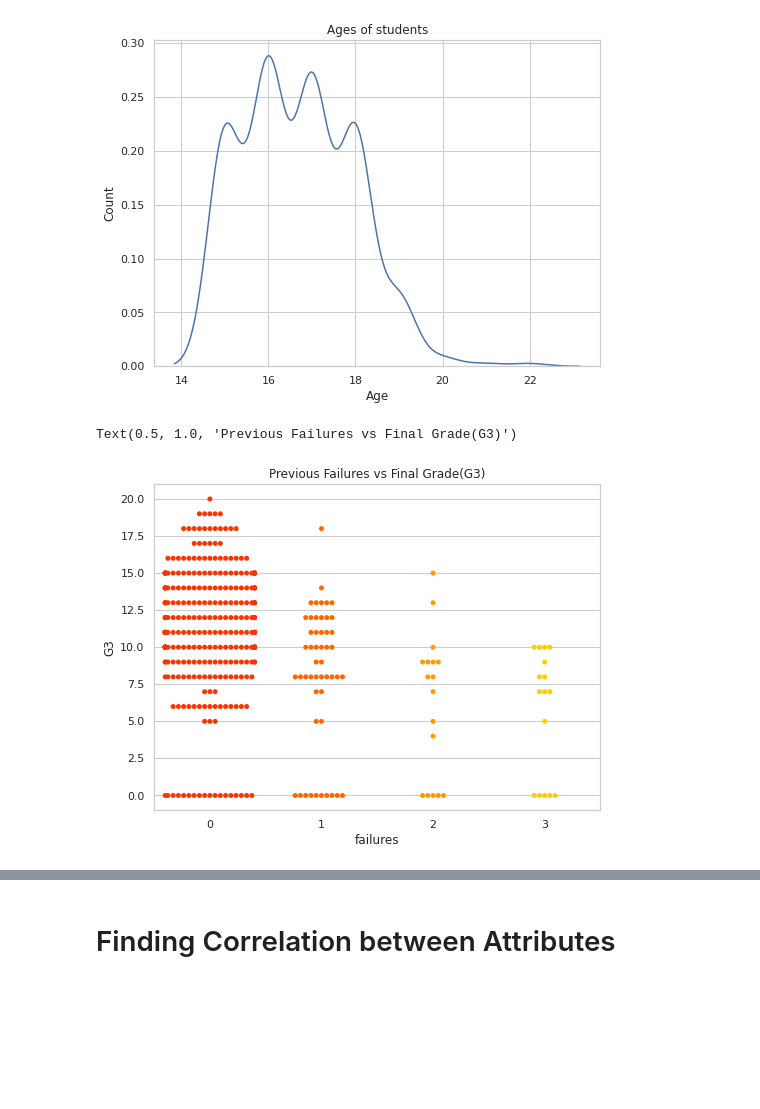
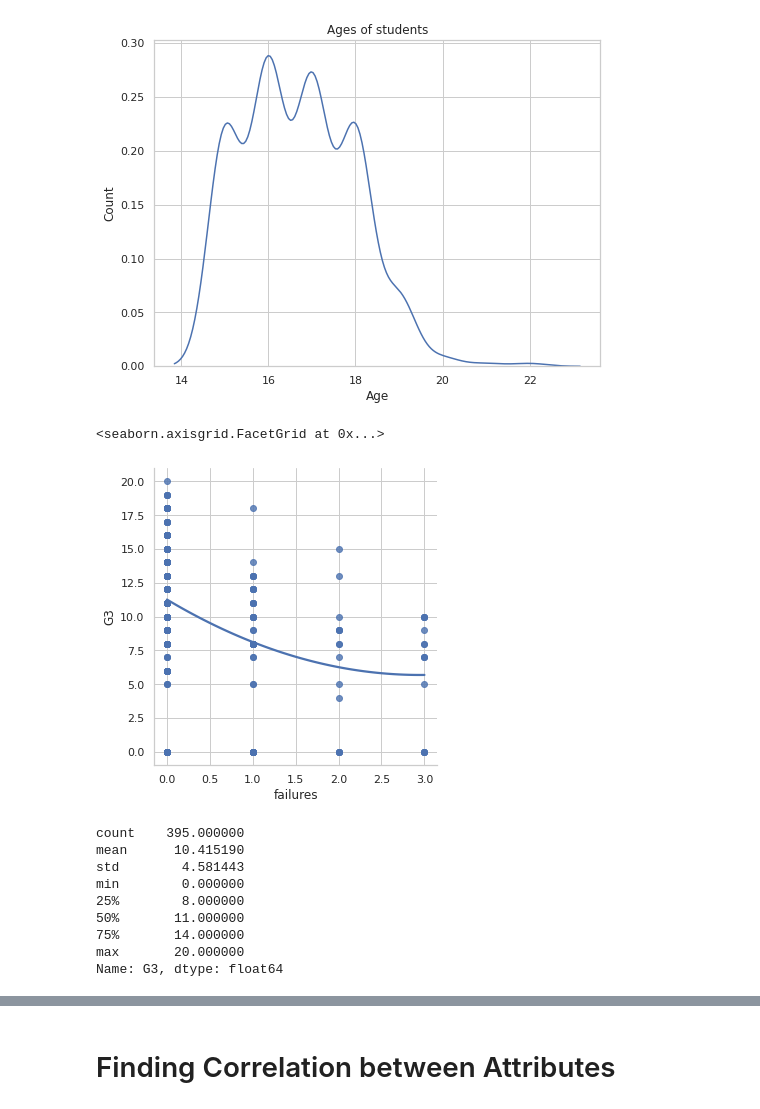
Before and after one commit to incogniana/Mathematics-Project-1, a Jupyter notebook: Student_Grade_Prediction.ipynb, the cells around one changed output, grey strips where cells are left out. Cells and saved outputs as stored; diff of their text form; code cells hidden in the pictures; blank space fills up the shorter version.

```diff
--- a/Student_Grade_Prediction.ipynb
+++ b/Student_Grade_Prediction.ipynb
@@ -128,9 +128,20 @@ b.set_ylabel('Count')
 plt.show()
 # %% [output]
 [figure]
-# %%
-b = sns.swarmplot(x=mat_data['failures'],y=mat_data['G3'],palette='autumn')
-b.axes.set_title('Previous Failures vs Final Grade(G3)')
-# %% [output]
-Text(0.5, 1.0, 'Previous Failures vs Final Grade(G3)')
-[figure, removed]
+# %%
+sns.lmplot(x ="failures", y ="G3", data = mat_data, order = 2, ci = None)
+# %% [output]
+<seaborn.axisgrid.FacetGrid at 0x...>
+[figure, added]
+# %%
+mat_data['G3'].describe()
+# %% [output]
+count    395.000000
+mean      10.415190
+std        4.581443
+min        0.000000
+25%        8.000000
+50%       11.000000
+75%       14.000000
+max       20.000000
+Name: G3, dtype: float64
```
Also changed, not shown: parts of 18 cells of this notebook.
